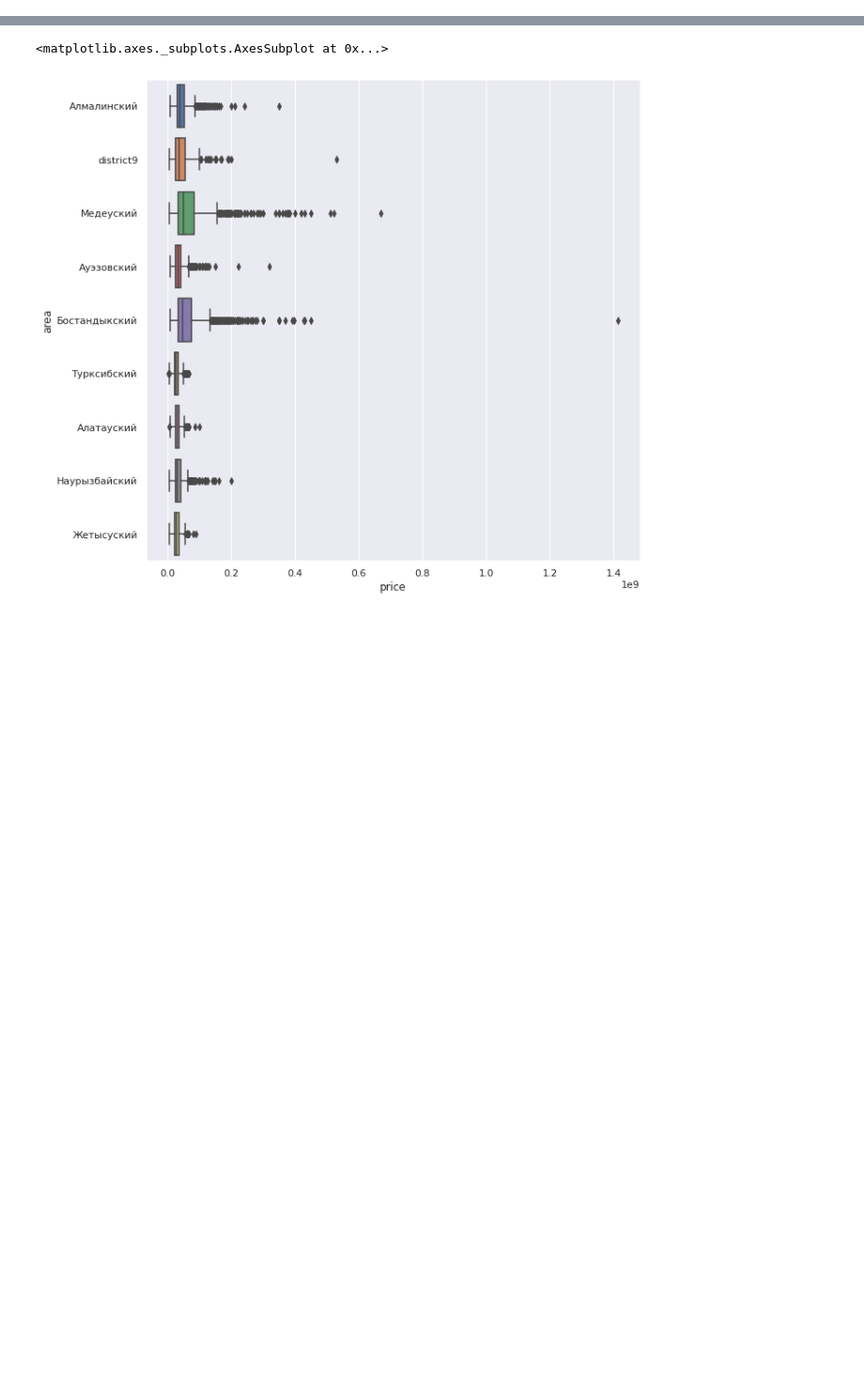
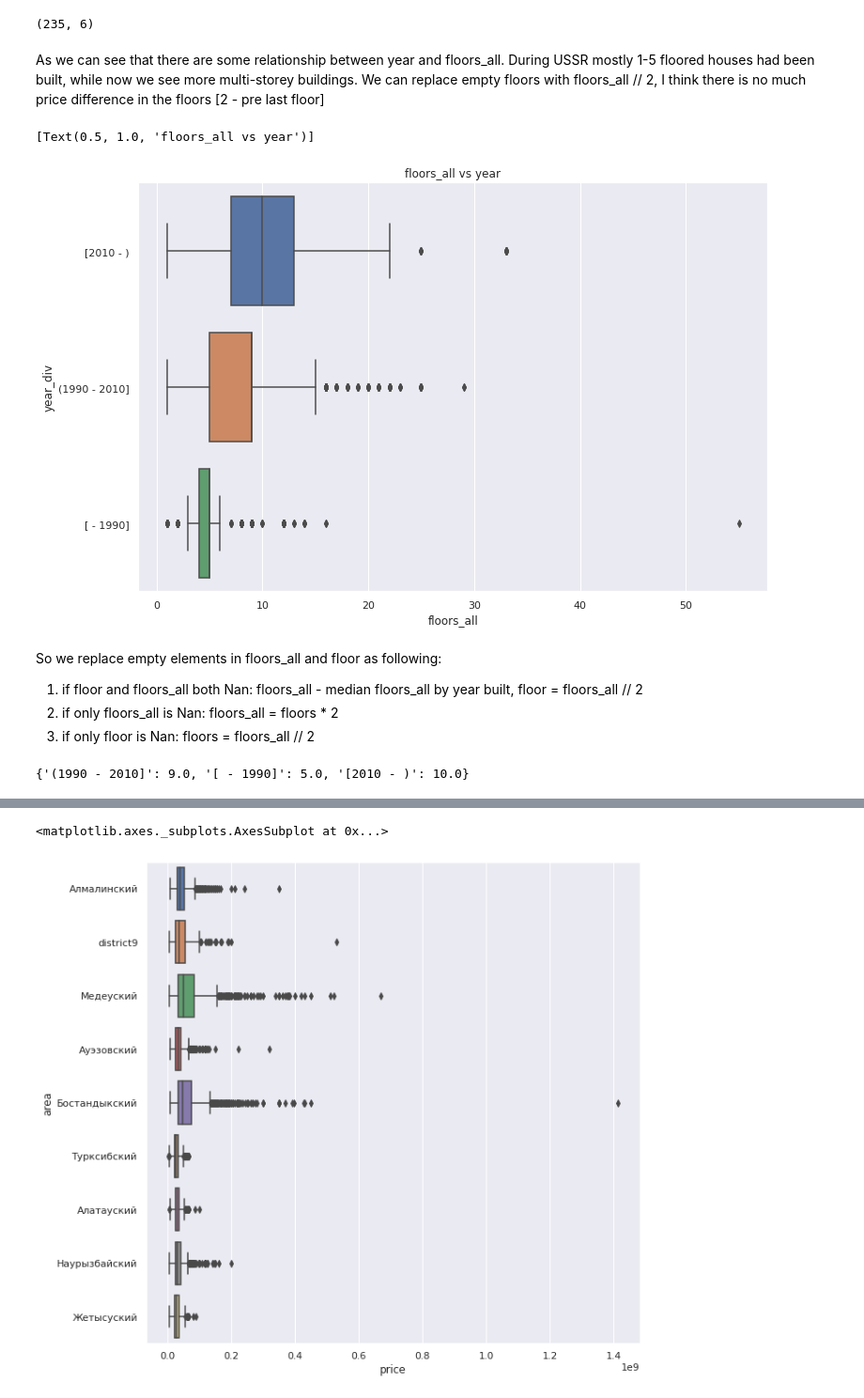
Before and after one commit to Ubinazhip/house_price, a Jupyter notebook: notebook.ipynb, the cells around one changed output, grey strips where cells are left out. Shown at 94% size. Saved outputs shown, nothing was run; the diff lists cells and outputs as text; code cells hidden in the pictures; blank space fills up the shorter version.

```diff
--- a/Exploratory_data_analysis.ipynb
+++ b/notebook.ipynb
@@ -33,0 +75,3 @@ So, as you can see highest price for houses are in districts Бостандык
+# %%
+almaty_areas = ['Ауэзовский', 'Бостандыкский', 'Алмалинский', 'Алатауский', 'Медеуский', 'Наурызбайский', 'Турксибский', 'Жетысуский']
+X_train['area'] = X_train['area'].apply(lambda x: x if x in almaty_areas else 'district9')
@@ -33,0 +95,5 @@ So, as you can see highest price for houses are in districts Бостандык
+# %%
+try:
+    X_train['year'] = X_train['year'].astype(int)
+except ValueError as v:
+    print(f'Uppd, I have some probelms with conversion')
@@ -33,0 +102,11 @@ So, as you can see highest price for houses are in districts Бостандык
+# %%
+empty_str_ind = []
+for i in X_train.index.values:
+    try:
+        X_train['year'][i] = int(X_train['year'][i])
+    except:
+        print(f'{i}-th element exception, string = {X_train.year[i]}')
+        empty_str_ind.append(i)
+
+cnt = len(empty_str_ind)
+print(f'number of empty strings = {cnt}, это {100 * cnt/X_train.shape[0]:.3f} % data')
@@ -33,0 +133,11 @@ So, as you can see highest price for houses are in districts Бостандык
+# %%
+X_train.drop(empty_str_ind, inplace = True)
+y_train.drop(empty_str_ind, inplace = True)
+X_train['year'] = X_train['year'].astype(int)
+
+X_train.reset_index(drop=True, inplace=True)
+y_train.reset_index(drop=True, inplace=True)
+#X_val.reset_index(drop=True, inplace=True)
+#X_test.reset_index(drop=True, inplace=True)
+
+X_train.groupby(['area'])['year'].median().to_dict()
@@ -33,0 +168,31 @@ So, as you can see highest price for houses are in districts Бостандык
+# %%
+null_data = X_train[X_train.isnull().any(axis=1)]
+null_data.shape
+# %% [output]
+(235, 6)
+# %% [markdown]
+As we can see that there are some relationship between year and floors_all. During USSR mostly 1-5 floored houses had been built, while now we see more multi-storey buildings. We can replace empty floors with floors_all // 2, I think there is no much price difference in the floors [2 - pre last floor]
+# %%
+sns.set(rc={'figure.figsize':(12,8)})
+
+
+year_div = []
+for i in range(0, X_train.shape[0]):
+    if X_train.iloc[i]['year'] <= 1990:
+        year_div.append('[ - 1990]')
+    elif X_train.iloc[i]['year'] > 1990 and X_train.iloc[i]['year'] <= 2010:
+        year_div.append('(1990 - 2010]')
+    else:
+        year_div.append('[2010 - )')
+
+X_train['year_div'] = year_div
+sns.boxplot(data=X_train, x='floors_all', y='year_div').set(title='floors_all vs year')
+# %% [output]
+[Text(0.5, 1.0, 'floors_all vs year')]
+[figure, added]
+# %% [markdown]
+So we replace empty elements in floors_all and floor as following: <br>
+
+1. if floor and floors_all both Nan: floors_all - median floors_all by year built, floor = floors_all // 2<br>
+2. if only floors_all is Nan: floors_all = floors * 2 <br>
+3. if only floor is Nan: floors = floors_all // 2<br>
@@ -33,0 +202,4 @@ So, as you can see highest price for houses are in districts Бостандык
+# %%
+year_median_floor
+# %% [output]
+{'(1990 - 2010]': 9.0, '[ - 1990]': 5.0, '[2010 - )': 10.0}
```
Also changed, not shown: parts of 36 cells of this notebook, 1 other file.
